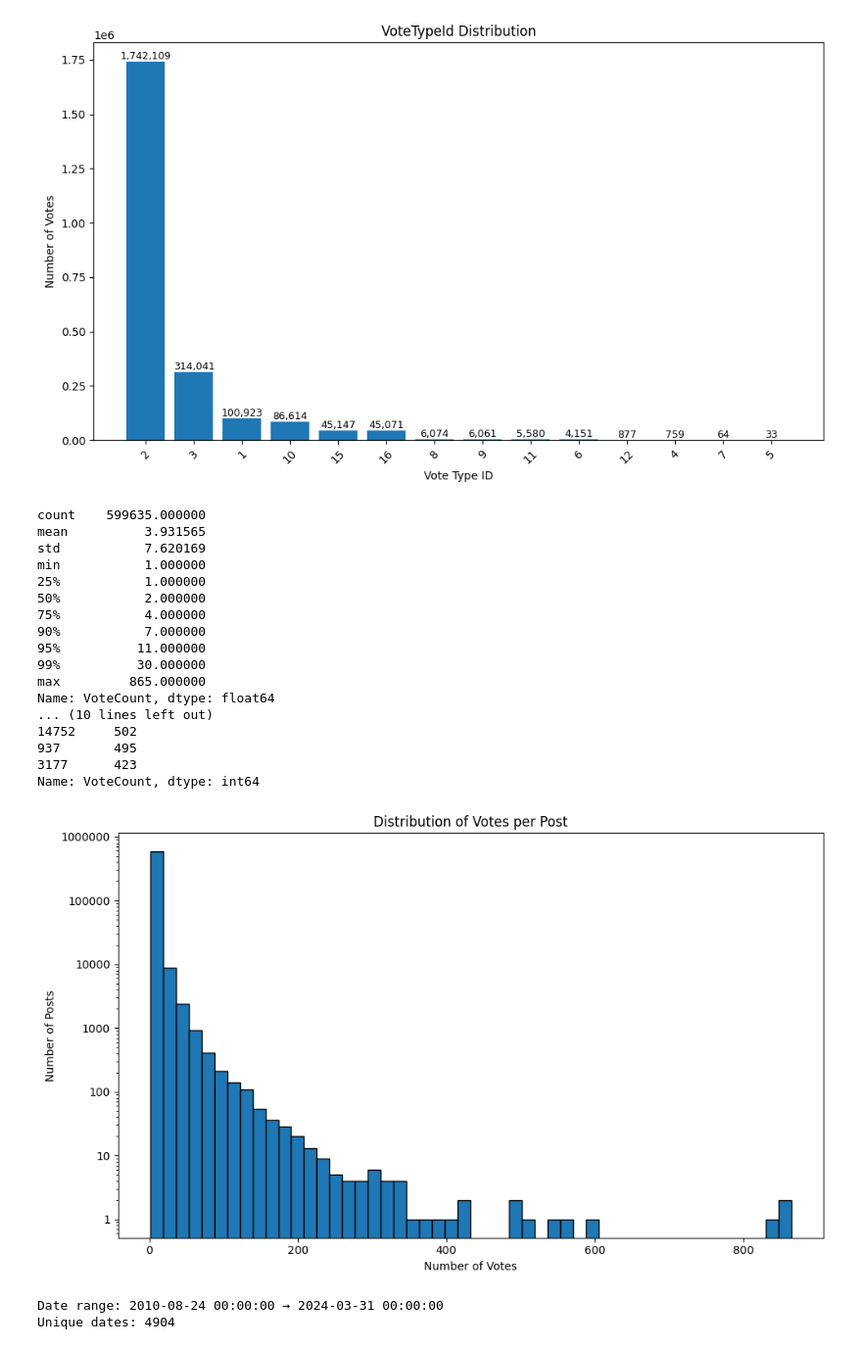
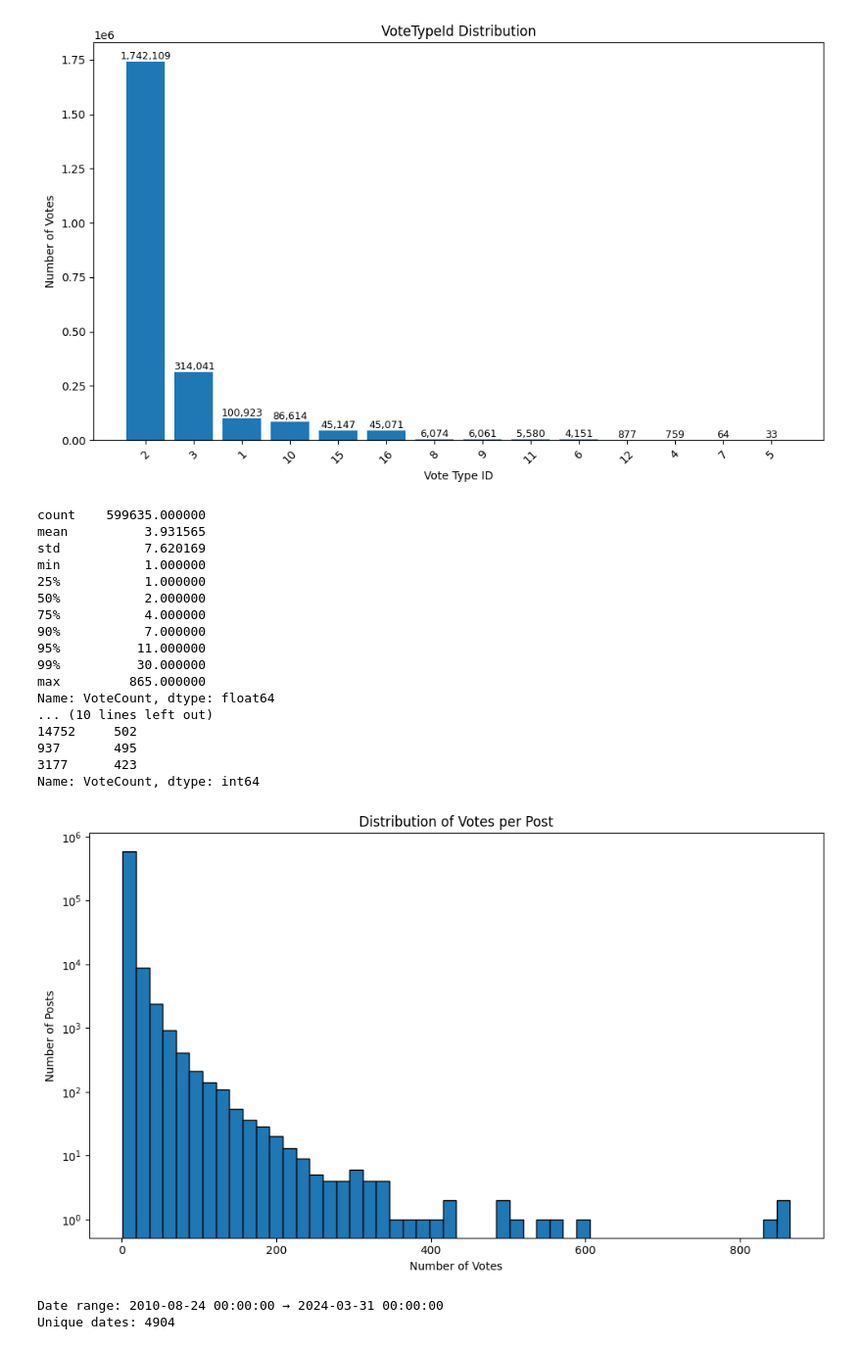
Before and after one commit to QiaNiang/Data-Mining-Stackexchange, a Jupyter notebook: EDA/physics_votes.ipynb, the cells around one changed output. Shown: that part at 98% size. Saved outputs shown, nothing was run; the diff lists cells and outputs as text; code cells hidden in the pictures.

```diff
--- a/EDA/physics_votes.ipynb
+++ b/EDA/physics_votes.ipynb
@@ -40,37 +40,36 @@ print(votes_per_post.describe(percentiles=[.25, .5, .75, .9, .95, .99]))
 print("\n Top 10 most voted posts:")
 print(votes_per_post.head(10))
 
 # log Y -> right skewed
 plt.figure(figsize=(10, 6))
 plt.hist(votes_per_post, bins=50, edgecolor='black')
-plt.yscale('log')
+plt.yscale('log', base=10)
+plt.gca().yaxis.set_minor_locator(ticker.NullLocator())  # 关闭次刻度点点
 plt.title("Distribution of Votes per Post")
 plt.xlabel("Number of Votes")
 plt.ylabel("Number of Posts")
-plt.grid(axis='y', linestyle=' ', alpha=0.6)
-plt.gca().yaxis.set_major_formatter(ticker.FuncFormatter(lambda y, _: f'{int(y)}'))
 
 plt.tight_layout()
 plt.show()
 # %% [output]
 count    599635.000000
 mean          3.931565
 std           7.620169
 min           1.000000
 25%           1.000000
 50%           2.000000
 75%           4.000000
 90%           7.000000
 95%          11.000000
 99%          30.000000
 max         865.000000
 Name: VoteCount, dtype: float64
 ... (10 lines left out)
 14752     502
 937       495
 3177      423
 Name: VoteCount, dtype: int64
-[figure, old version]
+[figure, new version]
 # %%
 # Date
 tags_df["CreationDate"] = pd.to_datetime(tags_df["CreationDate"])
```
Also changed, not shown: parts of 1 cell of this notebook, 6 other files.
